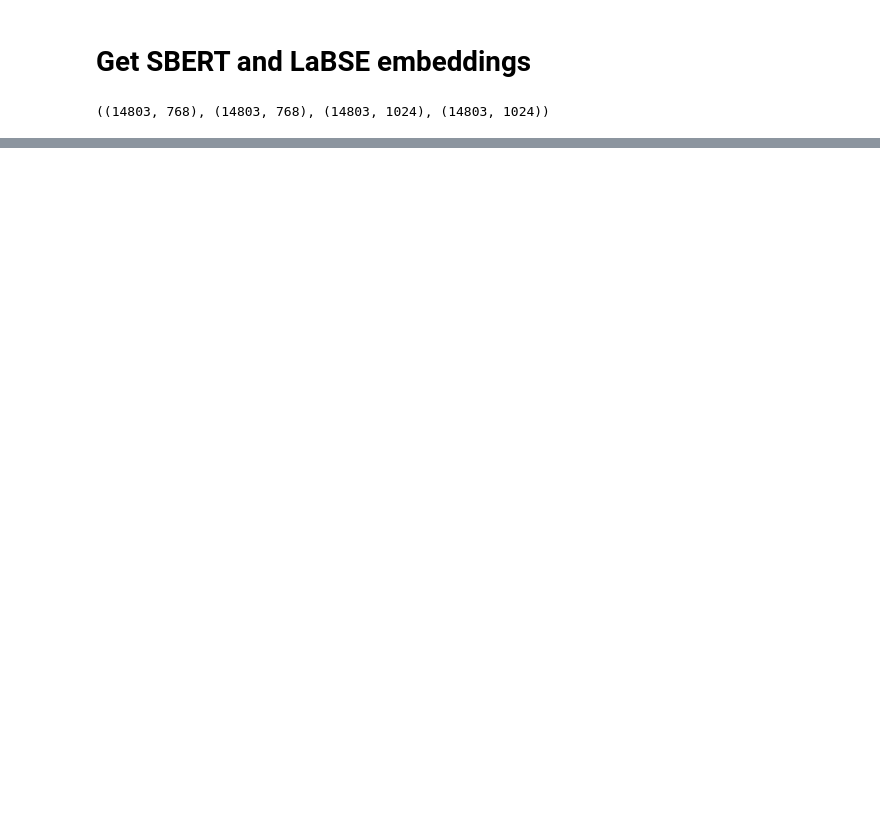
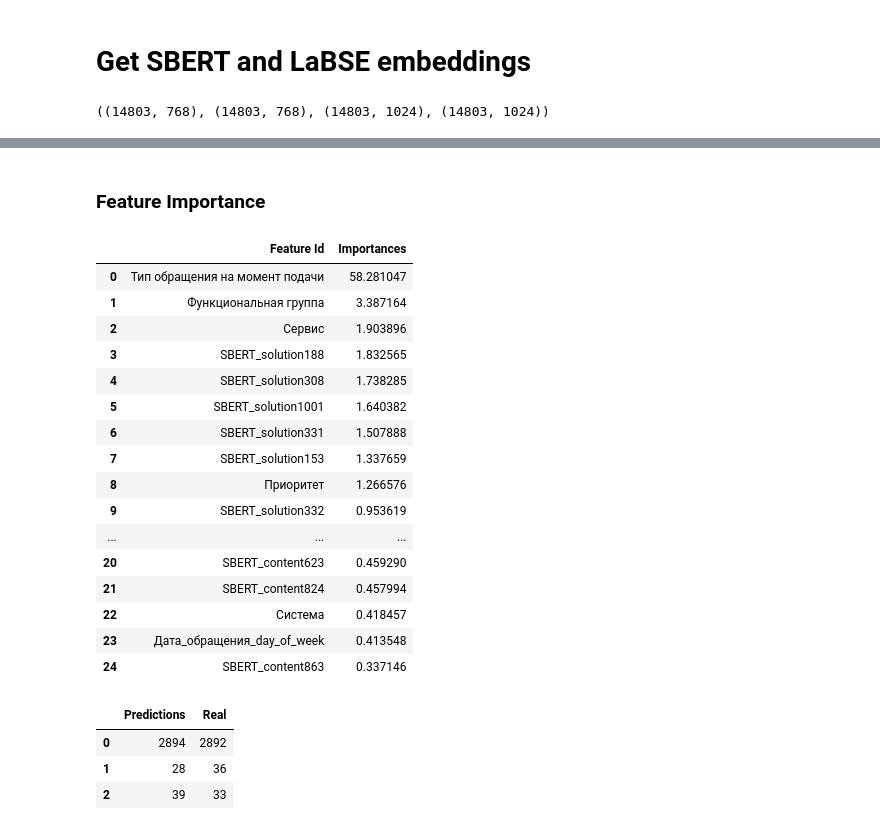
Before and after one commit to lyaminartemiy/central_bank_hack, a Jupyter notebook: baseline/hard_ml.ipynb, the cells around one changed output, grey strips where cells are left out. Drawn from its saved outputs; the diff is of its cells as text; code cells hidden in the pictures; blank space fills up the shorter version.

```diff
--- a/baseline/hard_ml.ipynb
+++ b/baseline/hard_ml.ipynb
@@ -682,0 +597,2 @@ MetricVisualizer(layout=Layout(align_self='stretch', height='500px'))
+# %%
+train_df = train_df.drop(columns=LaBSE_content_columns + LaBSE_solution_columns)
@@ -682,0 +602,5 @@ MetricVisualizer(layout=Layout(align_self='stretch', height='500px'))
+# %%
+target_columns = ['Тип переклассификации', 'Тип обращения итоговый']
+X_train, X_valid, y_train, y_valid = train_test_split(train_df.drop(columns=target_columns + ["Содержание", "Решение"]),
+                                                      train_df['Тип переклассификации'], test_size=0.2, random_state=17)
+X_train.shape, X_valid.shape
@@ -682,0 +611,4 @@ MetricVisualizer(layout=Layout(align_self='stretch', height='500px'))
+# %%
+from imblearn.over_sampling import RandomOverSampler
+ros = RandomOverSampler(random_state=42)
+X_resampled, y_resampled = ros.fit_resample(X_train, y_train)
@@ -682,0 +621,18 @@ MetricVisualizer(layout=Layout(align_self='stretch', height='500px'))
+# %%
+from catboost import Pool, cv, CatBoostClassifier
+
+model_with_sbert = CatBoostClassifier(
+    random_seed=63,
+    loss_function='MultiClass',
+    iterations=500,
+    learning_rate=0.03,
+    task_type='CPU',
+    eval_metric='TotalF1',
+)
+
+model_with_sbert.fit(
+    Pool(data=X_resampled, label=y_resampled, cat_features=cat_cols),
+    verbose=50,
+    eval_set=Pool(data=X_valid, label=y_valid, cat_features=cat_cols),
+    plot=True
+)
@@ -682,0 +658,35 @@ MetricVisualizer(layout=Layout(align_self='stretch', height='500px'))
+# %% [markdown]
+### Feature Importance
+# %%
+fi = model_with_sbert.get_feature_importance(Pool(X_resampled, y_resampled, cat_features=cat_cols), prettified=True)
+fi.head(25)
+# %% [output]
+|  | Feature Id | Importances |
+| 0 | Тип обращения на момент подачи | 58.281047 |
+| 1 | Функциональная группа | 3.387164 |
+| 2 | Сервис | 1.903896 |
+| 3 | SBERT_solution188 | 1.832565 |
+| 4 | SBERT_solution308 | 1.738285 |
+| 5 | SBERT_solution1001 | 1.640382 |
+| 6 | SBERT_solution331 | 1.507888 |
+| 7 | SBERT_solution153 | 1.337659 |
+| 8 | Приоритет | 1.266576 |
+| 9 | SBERT_solution332 | 0.953619 |
+| ... | ... | ... |
+| 20 | SBERT_content623 | 0.459290 |
+| 21 | SBERT_content824 | 0.457994 |
+| 22 | Система | 0.418457 |
+| 23 | Дата_обращения_day_of_week | 0.413548 |
+| 24 | SBERT_content863 | 0.337146 |
+# %%
+from sklearn.metrics import classification_report
+
+predictions = model_with_sbert.predict(Pool(X_valid, y_valid, cat_features=cat_cols))
+predictions = np.array(predictions).reshape(1, -1)[0]
+pd.DataFrame({"Predictions": pd.Series(predictions).value_counts(),
+              "Real": y_valid.value_counts()})
+# %% [output]
+|  | Predictions | Real |
+| 0 | 2894 | 2892 |
+| 1 | 28 | 36 |
+| 2 | 39 | 33 |
```
Also changed, not shown: parts of 60 cells of this notebook.
